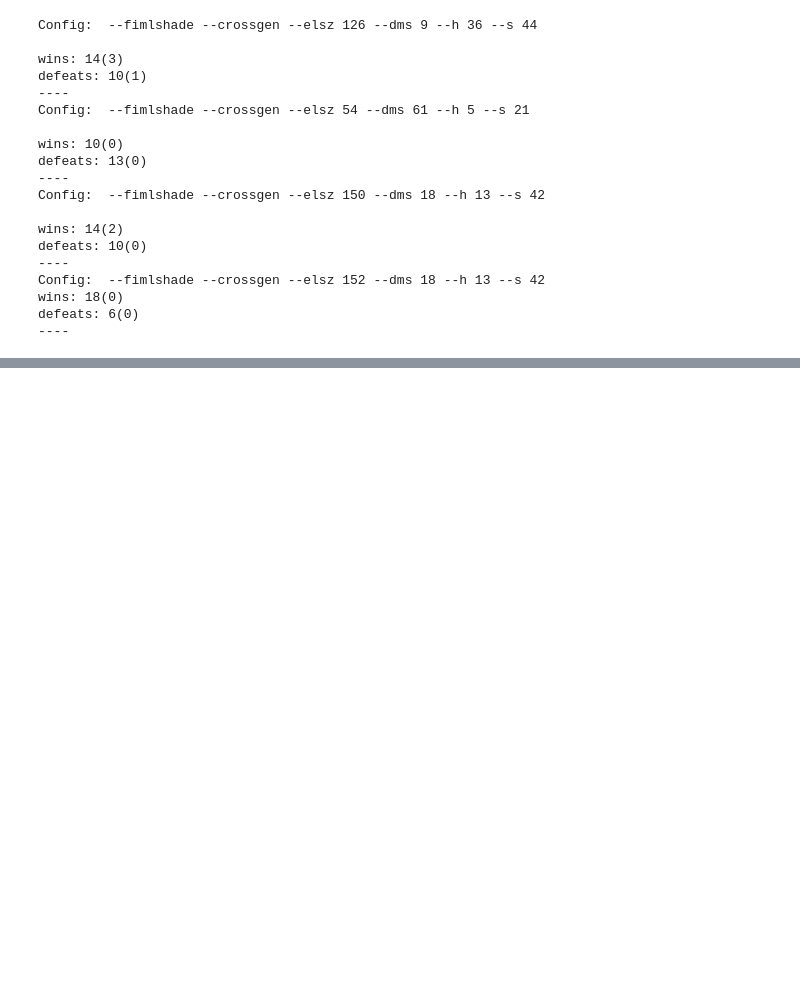
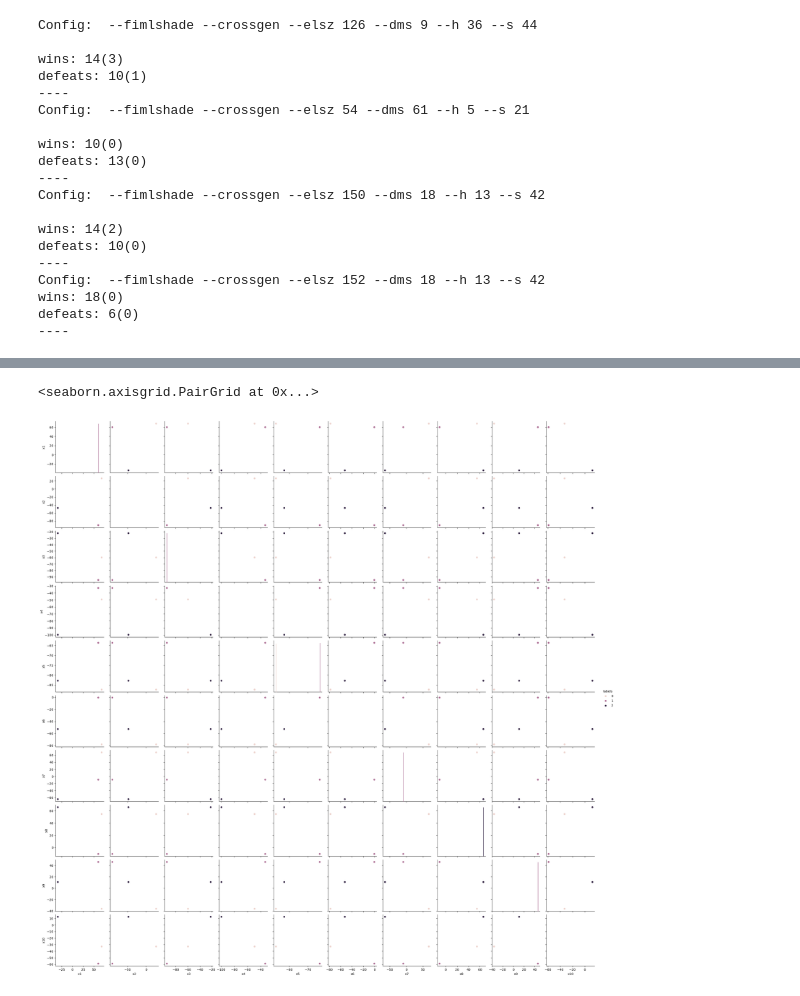
Before and after one commit to raphaelgoms/analysis-scripts, a Jupyter notebook: exps-data-analyzer.ipynb, the cells around one changed output, grey strips where cells are left out. Saved outputs shown, nothing was run; the diff lists cells and outputs as text; code cells hidden in the pictures; blank space fills up the shorter version.

```diff
--- a/exps-data-analyzer.ipynb
+++ b/exps-data-analyzer.ipynb
@@ -144,0 +325,16 @@ analyzer.get_data_frame(f"pop-g{gen_id}")
+# %%
+gen_id = 3
+elite_df = analyzer.get_data_frame(f"elite-g{gen_id}")
+# %%
+kmeans = KMeans(n_clusters=3).fit(elite_df)
+
+
+labels = pd.DataFrame(kmeans.labels_) #This is where the label output of the KMeans we just ran lives. Make it a dataframe so we can concatenate back to the original data
+labeled_df = pd.concat((elite_df,labels),axis=1)
+labeled_df = labeled_df.rename({0:'labels'},axis=1)
+
+
+sns.pairplot(labeled_df,hue='labels')
+# %% [output]
+<seaborn.axisgrid.PairGrid at 0x...>
+[figure, added]
```
Also changed, not shown: parts of 27 cells of this notebook.
